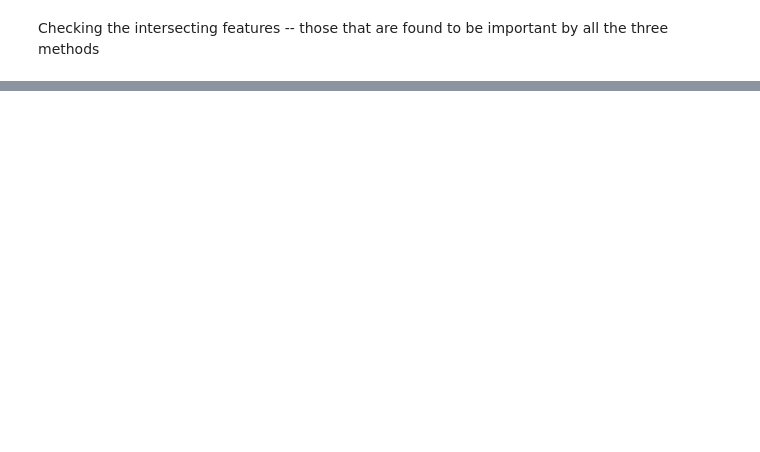
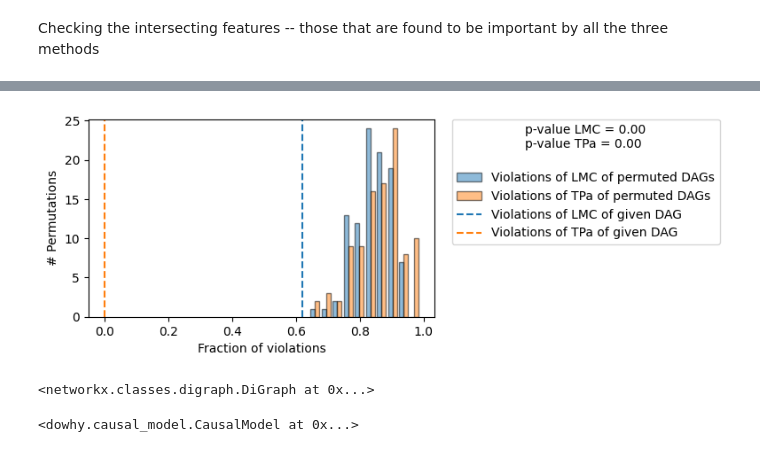
Before and after one commit to shamanth-kuthpadi/dowhy-preeclampsia, a Jupyter notebook: FeatureSelection.ipynb, the cells around one changed output, grey strips where cells are left out. Drawn from its saved outputs; the diff is of its cells as text; code cells hidden in the pictures; blank space fills up the shorter version.

```diff
--- a/FeatureSelection.ipynb
+++ b/FeatureSelection.ipynb
@@ -127,0 +178,9 @@ NameError: name 'df' is not defined
+# %%
+EstimationModel.refute_cgm(show_plt=True, n_perm=100)
+# %% [output]
+[figure, added]
+<networkx.classes.digraph.DiGraph at 0x...>
+# %%
+EstimationModel.create_model(treatment='GNA13', outcome='Group')
+# %% [output]
+<dowhy.causal_model.CausalModel at 0x...>
```
Also changed, not shown: parts of 20 cells of this notebook, 1 other file.
